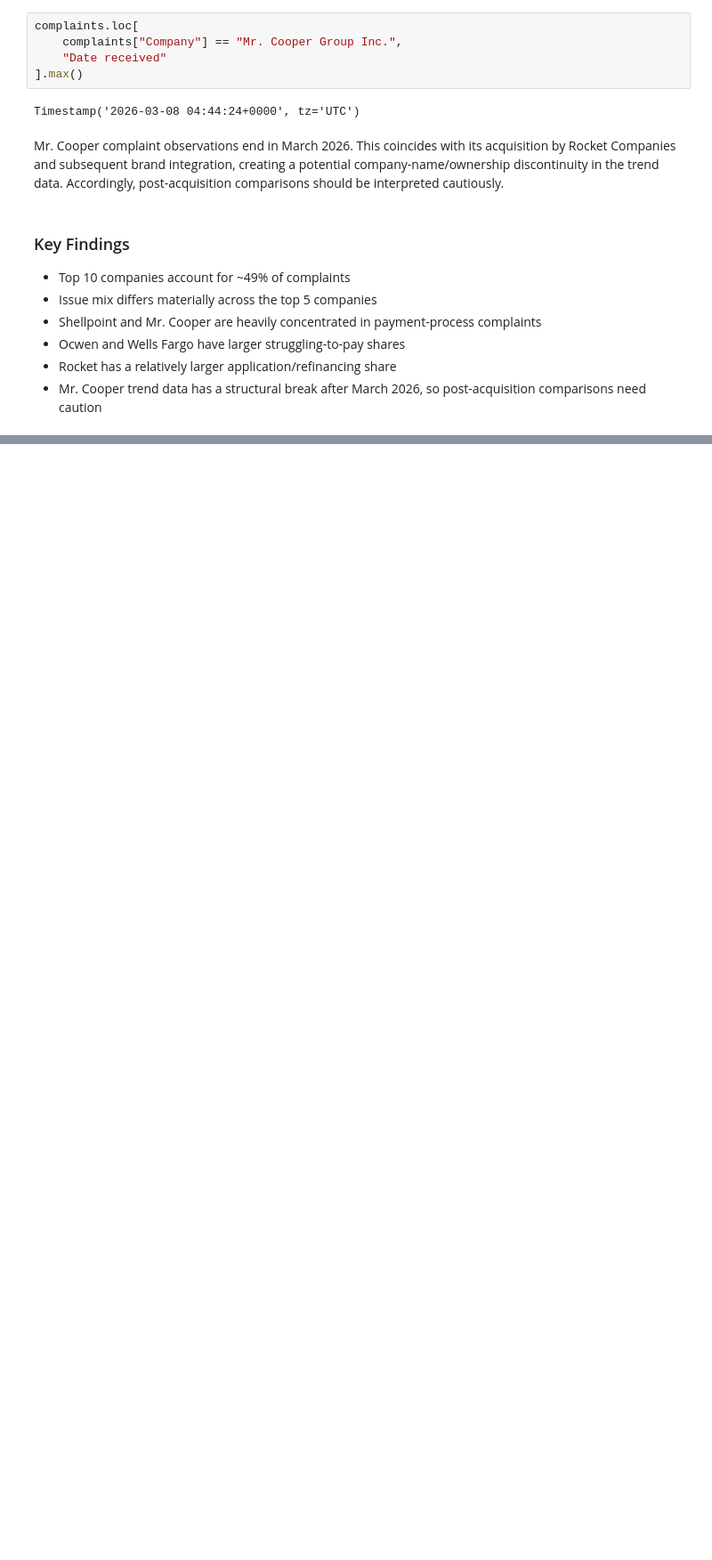
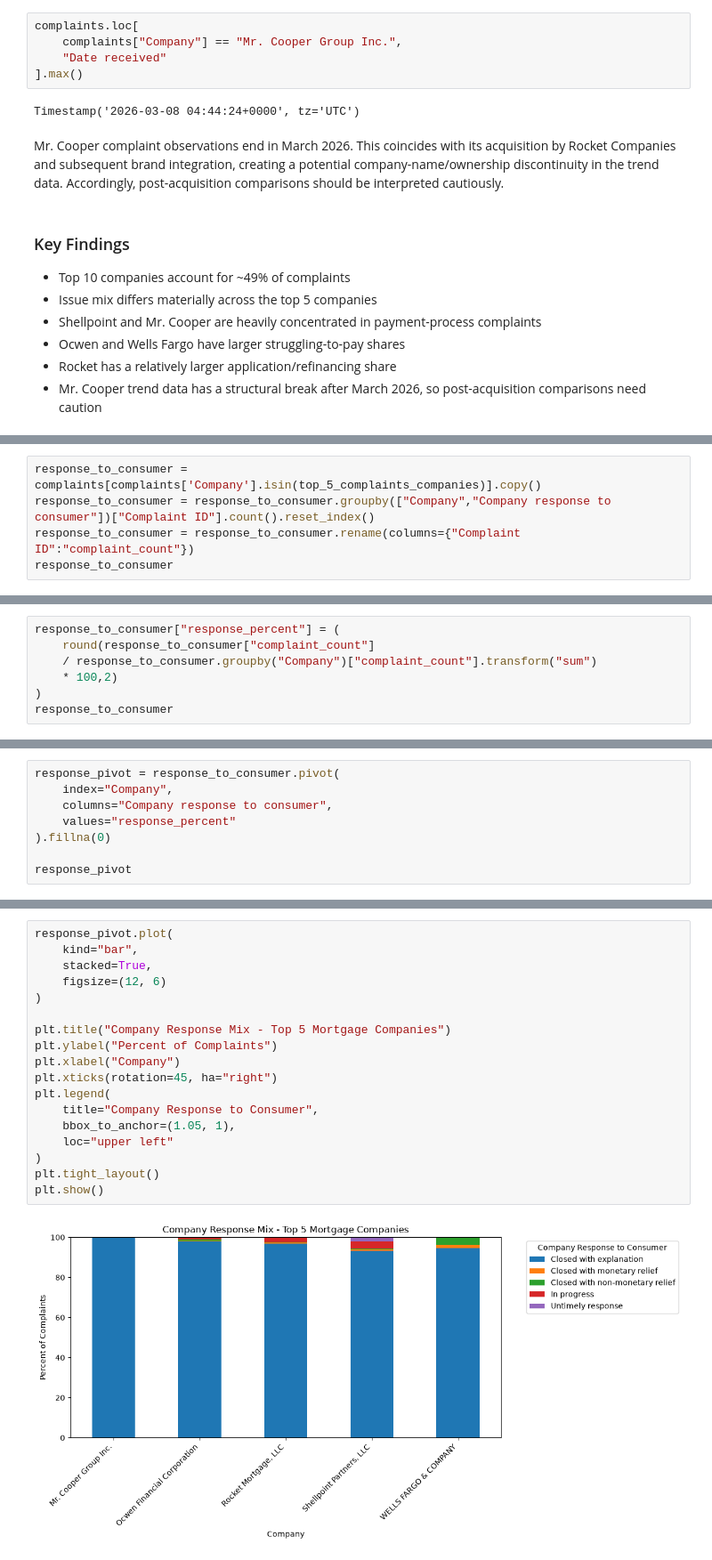
Before and after one commit to alanarroyo98/financial-services-complaints-analytics, a Jupyter notebook: notebooks/01_cfpb_eda.ipynb, the cells around one changed output, grey strips where cells are left out. Shown at 89% size. Drawn from its saved outputs; the diff is of its cells as text; blank space fills up the shorter version.

Commit message:
Add mortgage complaint response and timeliness analysis

```diff
--- a/notebooks/01_cfpb_eda.ipynb
+++ b/notebooks/01_cfpb_eda.ipynb
@@ -744,0 +888,5 @@ Mr. Cooper complaint observations end in March 2026. This coincides with its acq
+# %%
+response_to_consumer = complaints[complaints['Company'].isin(top_5_complaints_companies)].copy()
+response_to_consumer = response_to_consumer.groupby(["Company","Company response to consumer"])["Complaint ID"].count().reset_index()
+response_to_consumer = response_to_consumer.rename(columns={"Complaint ID":"complaint_count"})
+response_to_consumer
@@ -744,0 +911,7 @@ Mr. Cooper complaint observations end in March 2026. This coincides with its acq
+# %%
+response_to_consumer["response_percent"] = (
+    round(response_to_consumer["complaint_count"]
+    / response_to_consumer.groupby("Company")["complaint_count"].transform("sum")
+    * 100,2)
+)
+response_to_consumer
@@ -744,0 +936,8 @@ Mr. Cooper complaint observations end in March 2026. This coincides with its acq
+# %%
+response_pivot = response_to_consumer.pivot(
+    index="Company",
+    columns="Company response to consumer",
+    values="response_percent"
+).fillna(0)
+
+response_pivot
@@ -744,0 +952,20 @@ Mr. Cooper complaint observations end in March 2026. This coincides with its acq
+# %%
+response_pivot.plot(
+    kind="bar",
+    stacked=True,
+    figsize=(12, 6)
+)
+
+plt.title("Company Response Mix - Top 5 Mortgage Companies")
+plt.ylabel("Percent of Complaints")
+plt.xlabel("Company")
+plt.xticks(rotation=45, ha="right")
+plt.legend(
+    title="Company Response to Consumer",
+    bbox_to_anchor=(1.05, 1),
+    loc="upper left"
+)
+plt.tight_layout()
+plt.show()
+# %% [output]
+[figure, added]
```
Also changed, not shown: parts of 23 cells of this notebook.
